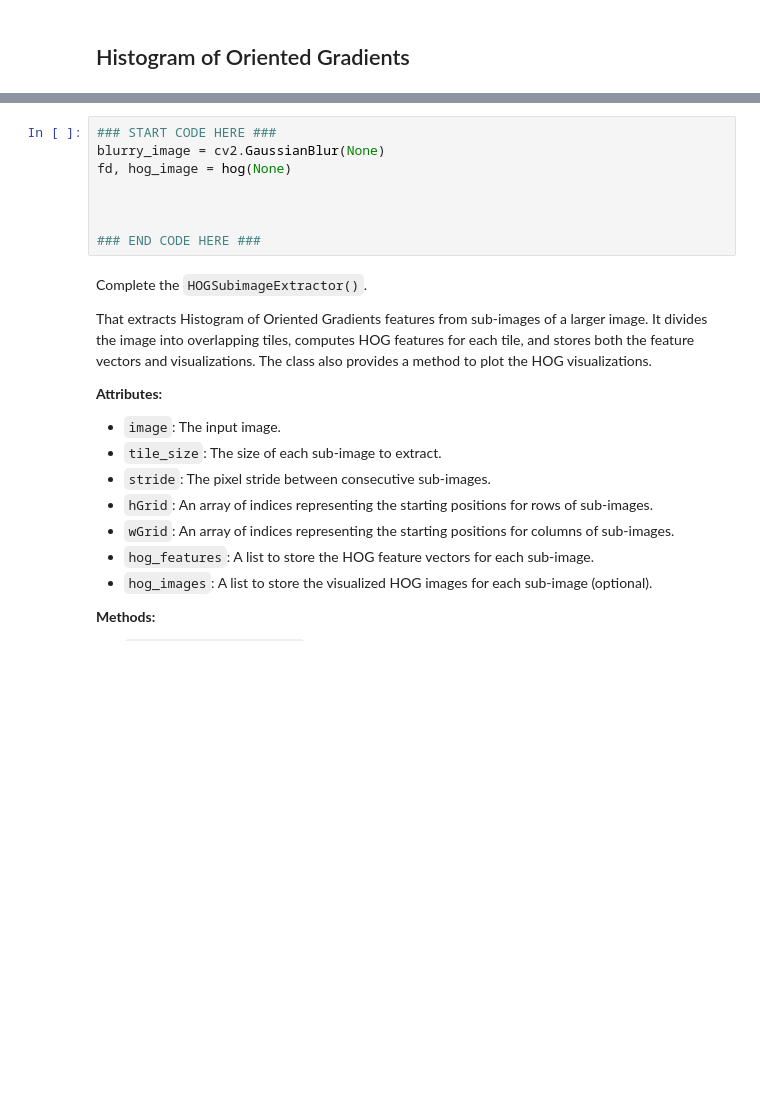
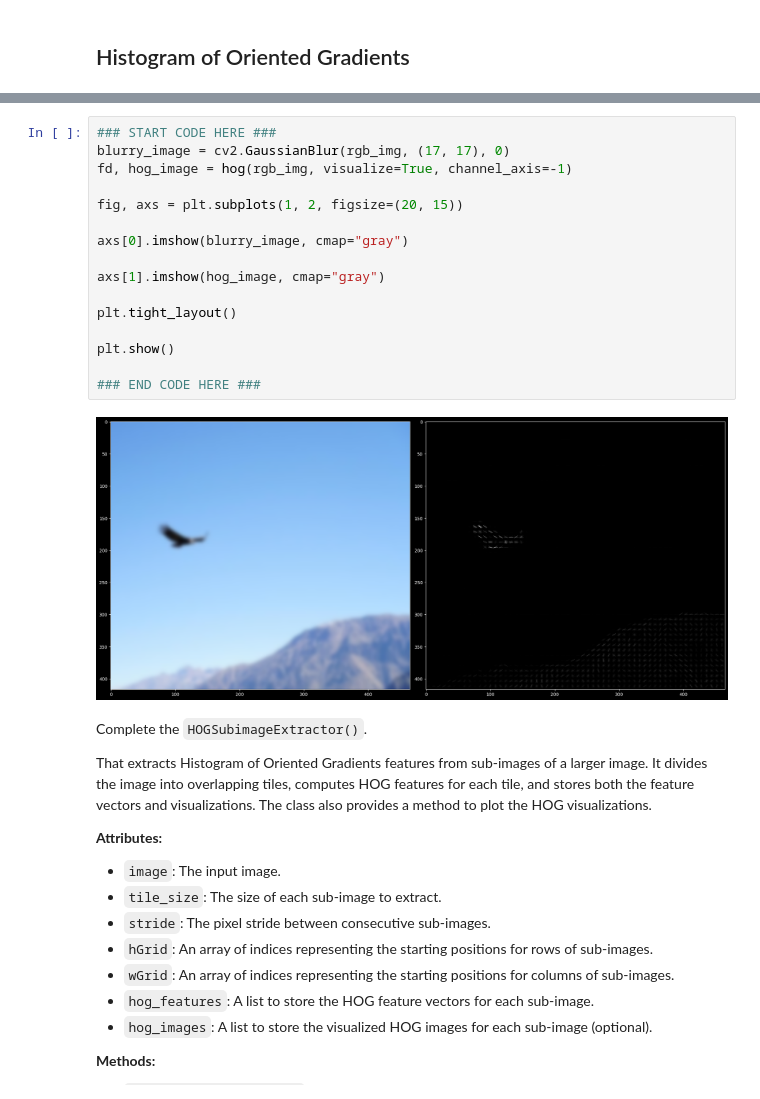
Before and after one commit to pomneii/Image-Processing, a Jupyter notebook: Lab3_Image-Segmentation/Lab3_Image Segmentation.ipynb, the cells around one changed output, grey strips where cells are left out. Cells and saved outputs as stored; diff of their text form; blank space fills up the shorter version.

```diff
--- a/Lab3_Image-Segmentation/Lab3_Image Segmentation.ipynb
+++ b/Lab3_Image-Segmentation/Lab3_Image Segmentation.ipynb
@@ -42,14 +54,24 @@ Blur the image then apply to the [`hog()`](<https://scikit-image.org/docs/stable
 
 ![image.png](https://raw.githubusercontent.com/Digital-Image-Processing-Laboratory/Image-Processing-Course-2025/refs/heads/main/Lab3_Image-Segmentation/asset/1.png?raw=true)
 </details>
-# %%
-### START CODE HERE ###
-blurry_image = cv2.GaussianBlur(None)
-fd, hog_image = hog(None)
-
-
-
-### END CODE HERE ###
+# %%
+### START CODE HERE ###
+blurry_image = cv2.GaussianBlur(rgb_img, (17, 17), 0)
+fd, hog_image = hog(rgb_img, visualize=True, channel_axis=-1)
+
+fig, axs = plt.subplots(1, 2, figsize=(20, 15))
+
+axs[0].imshow(blurry_image, cmap="gray")
+
+axs[1].imshow(hog_image, cmap="gray")
+
+plt.tight_layout()
+
+plt.show()
+
+### END CODE HERE ###
+# %% [output]
+[figure, added]
 # %% [markdown]
 Complete the `HOGSubimageExtractor()`.
 
```
Also changed, not shown: parts of 14 cells of this notebook, 3 other files.
